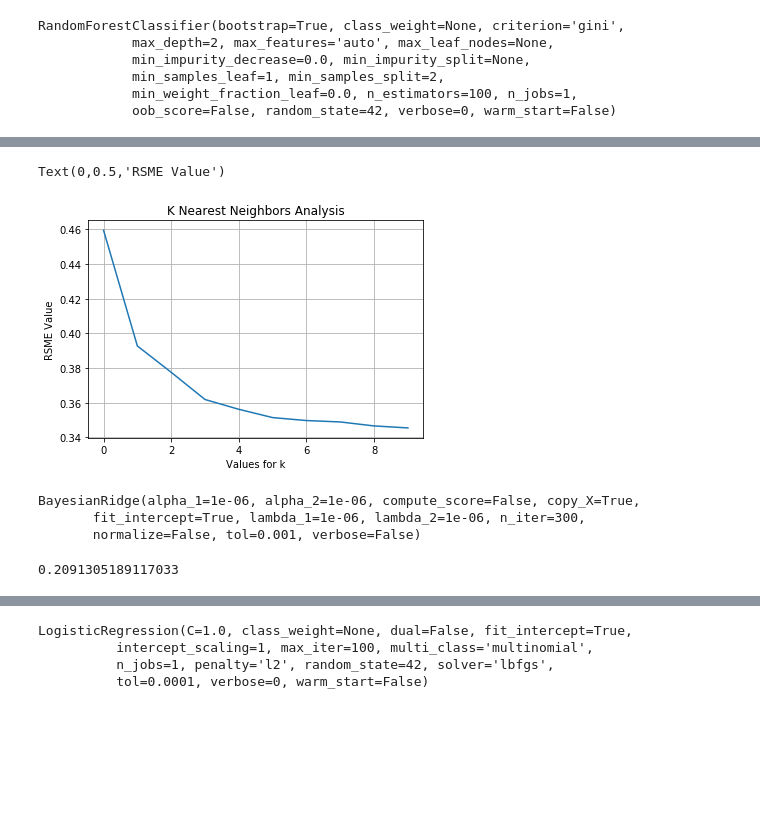
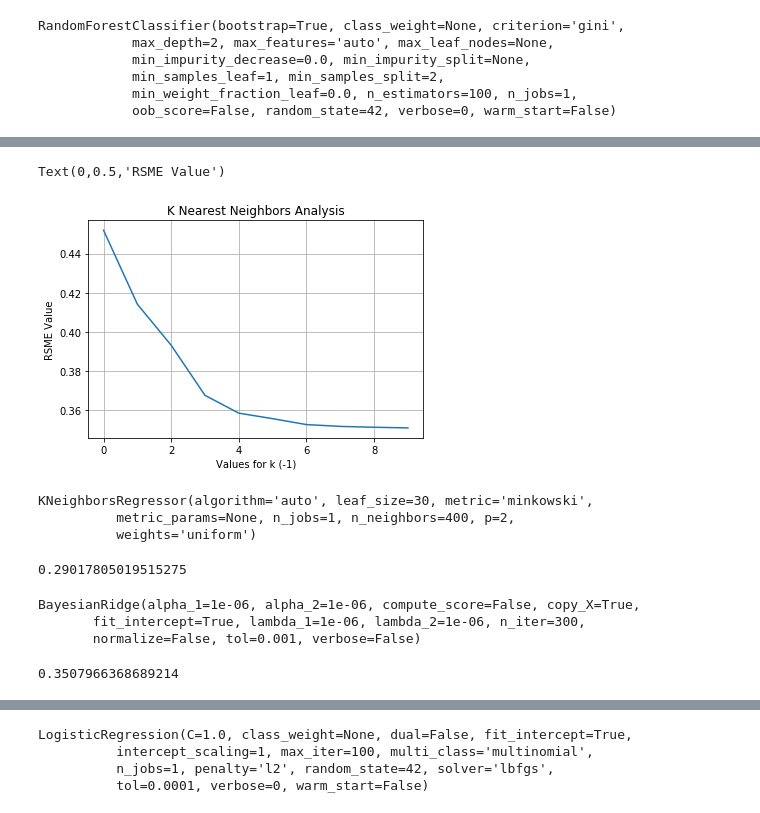
Before and after one commit to Bruce-Decker/CMPE255_GroupProject, a Jupyter notebook: Term_Project.ipynb, the cells around one changed output, grey strips where cells are left out. Saved outputs shown, nothing was run; the diff lists cells and outputs as text; code cells hidden in the pictures; blank space fills up the shorter version.

```diff
--- a/Term_Project.ipynb
+++ b/Term_Project.ipynb
@@ -151,9 +137,13 @@ print(knn_f1)
 # %%
+from sklearn.neighbors import KNeighborsClassifier
+
 knn_f1_values = []
-for k in range(10):
+k_values = []
+k = 0
+for i in range(0, 10):
     k += 1
 
-    neigh = KNeighborsClassifier(n_neighbors = k)
+    neigh = KNeighborsClassifier(n_neighbors = k, metric = 'euclidean')
     neigh.fit(X_train, y_train)
     y_pred = neigh.predict(X_test)
     f1 = f1_score(y_pred, y_test, average = 'weighted')
@@ -185,0 +176,3 @@ Text(0,0.5,'F1 Score')
+# %%
+neigh = KNeighborsClassifier(n_neighbors = 400)
+neigh.fit(X_train, y_train)
@@ -185,0 +183,3 @@ Text(0,0.5,'F1 Score')
+# %%
+y_pred = neigh.predict(X_test)
+print(f1_score(y_pred, y_test, average = 'weighted'))
@@ -185,0 +188,13 @@ Text(0,0.5,'F1 Score')
+# %%
+knn_f1_values_2 = []
+
+k = 300
+for i in range(30, 40):
+    k += 10
+
+    neigh = KNeighborsClassifier(n_neighbors = k, metric = 'euclidean')
+    neigh.fit(X_train, y_train)
+    y_pred = neigh.predict(X_test)
+    f1 = f1_score(y_pred, y_test, average = 'weighted')
+    knn_f1_values_2.append(f1)
+    print('F1 score for k = ', k , 'is:', f1)
@@ -218,12 +266,25 @@ print(kNN_rsme)
 # %%
 plt.plot(RSME_values)
 plt.grid()
 plt.title("K Nearest Neighbors Analysis")
-plt.xlabel('Values for k')
+plt.xlabel('Values for k (-1)')
 plt.ylabel('RSME Value')
 # %% [output]
 Text(0,0.5,'RSME Value')
-[figure, old version]
+[figure, new version]
+# %%
+reg1 = KNeighborsRegressor(n_neighbors = 400)
+reg1.fit(X_train, y_train)
+# %% [output]
+KNeighborsRegressor(algorithm='auto', leaf_size=30, metric='minkowski',
+          metric_params=None, n_jobs=1, n_neighbors=400, p=2,
+          weights='uniform')
+# %%
+y_pred_knn_reg = reg1.predict(X_test)
+kNN_reg_rsme = sqrt(mean_squared_error(y_pred_knn_reg, y_test))
+print(kNN_reg_rsme)
+# %% [output]
+0.29017805019515275
 # %%
 from sklearn import linear_model
 reg2 = linear_model.BayesianRidge()
@@ -234,10 +295,10 @@ BayesianRidge(alpha_1=1e-06, alpha_2=1e-06, compute_score=False, copy_X=True,
        normalize=False, tol=0.001, verbose=False)
 # %%
 y_pred_bayesian = reg2.predict(X_test)
-bayesian_rsme = sqrt(mean_squared_error(y_pred_bayesian, y_test))
+bayesian_rsme = sqrt(mean_squared_error(y_pred, y_test))
 print(bayesian_rsme)
 # %% [output]
-0.2091305189117033
+0.3507966368689214
 # %%
 plt.plot(reg2.coef_)
 plt.xlabel('Features')
```
Also changed, not shown: parts of 23 cells of this notebook.
